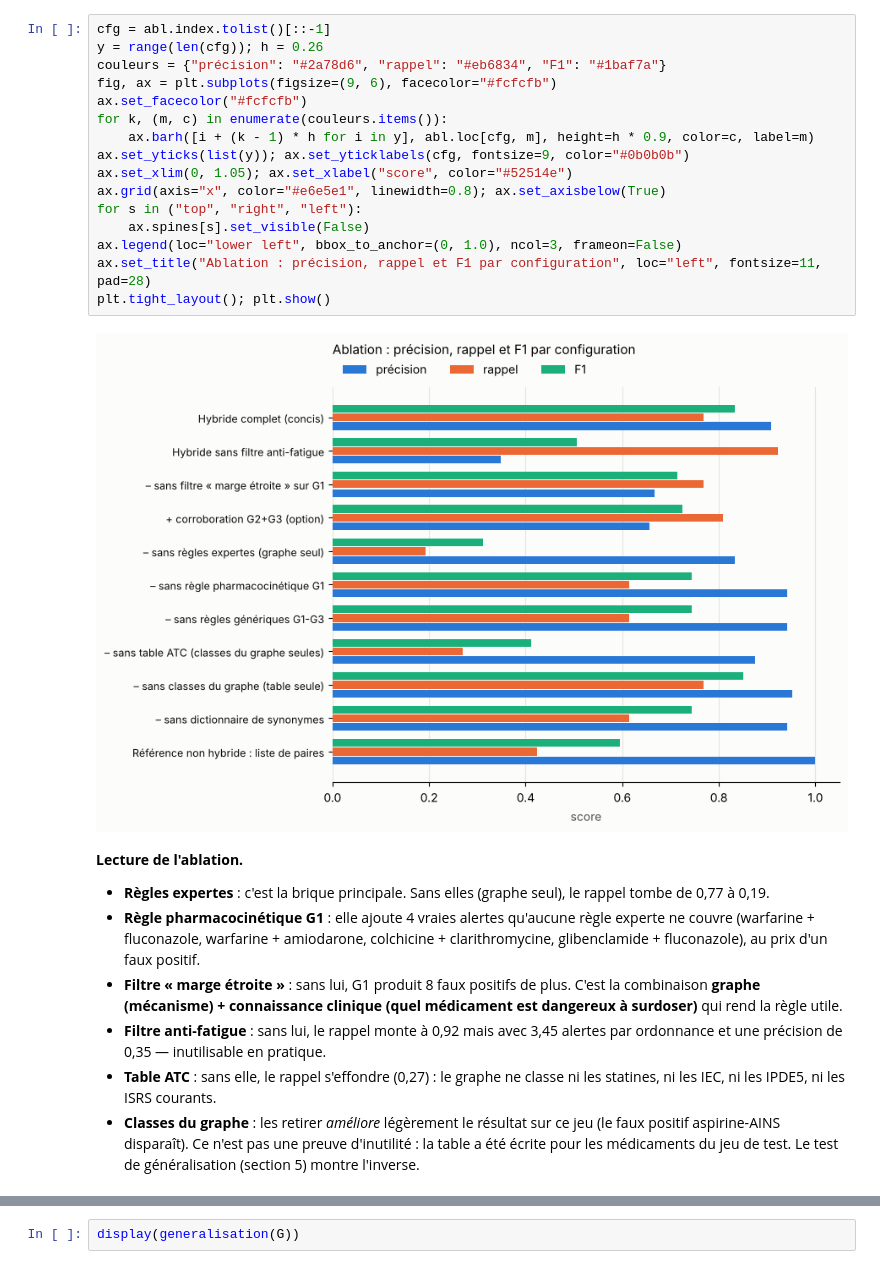
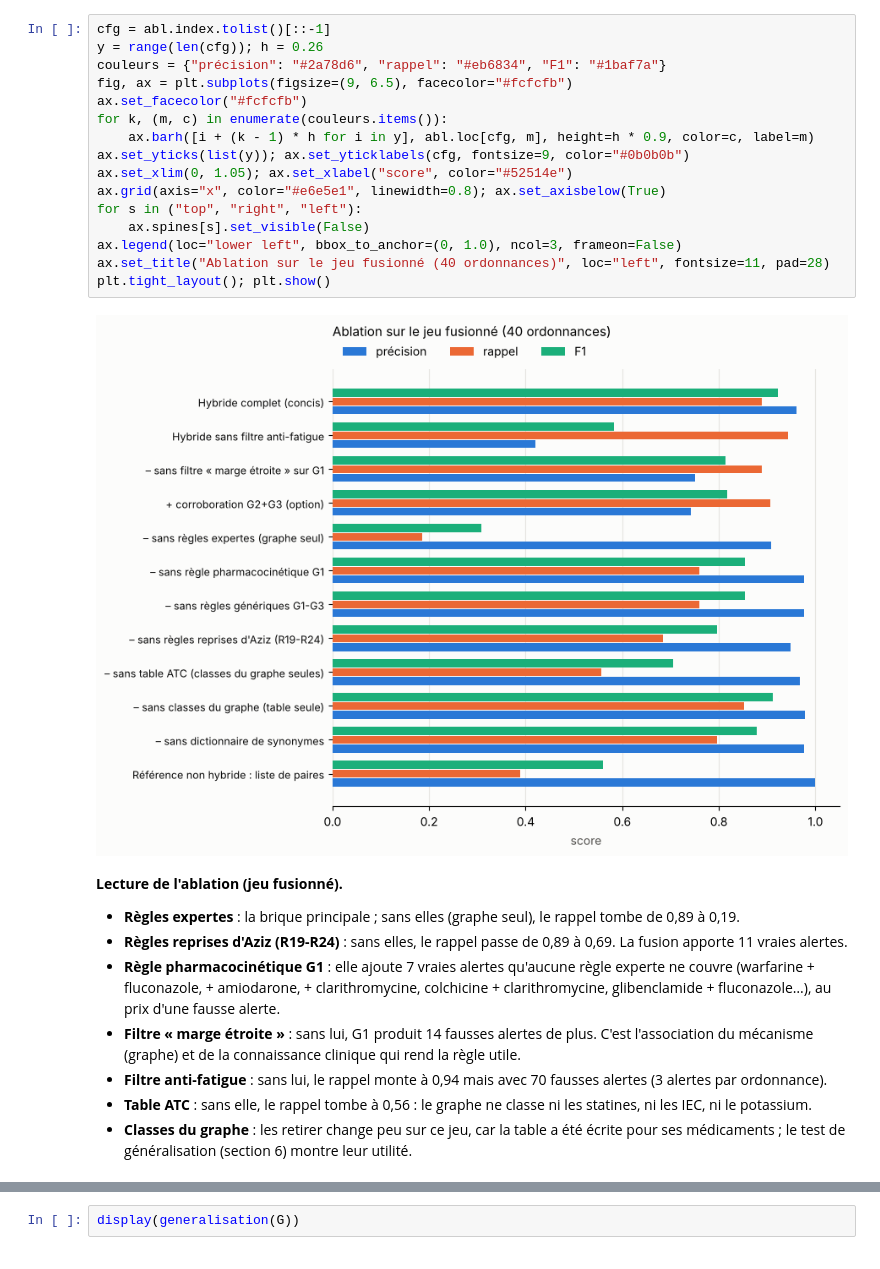
Before and after one commit to Imane-Guihia/Verification-Ordonnance-Hybride, a Jupyter notebook: notebooks/03_evaluation.ipynb, the cells around one changed output, grey strips where cells are left out. Saved outputs shown, nothing was run; the diff lists cells and outputs as text.

Commit message:
Fusion avec la version d'Aziz : règles R19-R24, 40 ordonnances, test de cohérence

```diff
--- a/notebooks/03_evaluation.ipynb
+++ b/notebooks/03_evaluation.ipynb
@@ -64,28 +89,29 @@ display(abl)
 # %%
 cfg = abl.index.tolist()[::-1]
 y = range(len(cfg)); h = 0.26
 couleurs = {"précision": "#2a78d6", "rappel": "#eb6834", "F1": "#1baf7a"}
-fig, ax = plt.subplots(figsize=(9, 6), facecolor="#fcfcfb")
+fig, ax = plt.subplots(figsize=(9, 6.5), facecolor="#fcfcfb")
 ax.set_facecolor("#fcfcfb")
 for k, (m, c) in enumerate(couleurs.items()):
     ax.barh([i + (k - 1) * h for i in y], abl.loc[cfg, m], height=h * 0.9, color=c, label=m)
 ax.set_yticks(list(y)); ax.set_yticklabels(cfg, fontsize=9, color="#0b0b0b")
 ax.set_xlim(0, 1.05); ax.set_xlabel("score", color="#52514e")
 ax.grid(axis="x", color="#e6e5e1", linewidth=0.8); ax.set_axisbelow(True)
 for s in ("top", "right", "left"):
     ax.spines[s].set_visible(False)
 ax.legend(loc="lower left", bbox_to_anchor=(0, 1.0), ncol=3, frameon=False)
-ax.set_title("Ablation : précision, rappel et F1 par configuration", loc="left", fontsize=11, pad=28)
+ax.set_title("Ablation sur le jeu fusionné (40 ordonnances)", loc="left", fontsize=11, pad=28)
 plt.tight_layout(); plt.show()
 # %% [output]
-[figure, old version]
+[figure, new version]
 # %% [markdown]
-**Lecture de l'ablation.**
+**Lecture de l'ablation (jeu fusionné).**
 
-- **Règles expertes** : c'est la brique principale. Sans elles (graphe seul), le rappel tombe de 0,77 à 0,19.
-- **Règle pharmacocinétique G1** : elle ajoute 4 vraies alertes qu'aucune règle experte ne couvre (warfarine + fluconazole, warfarine + amiodarone, colchicine + clarithromycine, glibenclamide + fluconazole), au prix d'un faux positif.
-- **Filtre « marge étroite »** : sans lui, G1 produit 8 faux positifs de plus. C'est la combinaison **graphe (mécanisme) + connaissance clinique (quel médicament est dangereux à surdoser)** qui rend la règle utile.
-- **Filtre anti-fatigue** : sans lui, le rappel monte à 0,92 mais avec 3,45 alertes par ordonnance et une précision de 0,35 — inutilisable en pratique.
-- **Table ATC** : sans elle, le rappel s'effondre (0,27) : le graphe ne classe ni les statines, ni les IEC, ni les IPDE5, ni les ISRS courants.
-- **Classes du graphe** : les retirer *améliore* légèrement le résultat sur ce jeu (le faux positif aspirine-AINS disparaît). Ce n'est pas une preuve d'inutilité : la table a été écrite pour les médicaments du jeu de test. Le test de généralisation (section 5) montre l'inverse.
+- **Règles expertes** : la brique principale ; sans elles (graphe seul), le rappel tombe de 0,89 à 0,19.
+- **Règles reprises d'Aziz (R19-R24)** : sans elles, le rappel passe de 0,89 à 0,69. La fusion apporte 11 vraies alertes.
+- **Règle pharmacocinétique G1** : elle ajoute 7 vraies alertes qu'aucune règle experte ne couvre (warfarine + fluconazole, + amiodarone, + clarithromycine, colchicine + clarithromycine, glibenclamide + fluconazole…), au prix d'une fausse alerte.
+- **Filtre « marge étroite »** : sans lui, G1 produit 14 fausses alertes de plus. C'est l'association du mécanisme (graphe) et de la connaissance clinique qui rend la règle utile.
+- **Filtre anti-fatigue** : sans lui, le rappel monte à 0,94 mais avec 70 fausses alertes (3 alertes par ordonnance).
+- **Table ATC** : sans elle, le rappel tombe à 0,56 : le graphe ne classe ni les statines, ni les IEC, ni le potassium.
+- **Classes du graphe** : les retirer change peu sur ce jeu, car la table a été écrite pour ses médicaments ; le test de généralisation (section 6) montre leur utilité.
 # %% [markdown]
```
Also changed, not shown: parts of 23 cells of this notebook, 15 other files.
